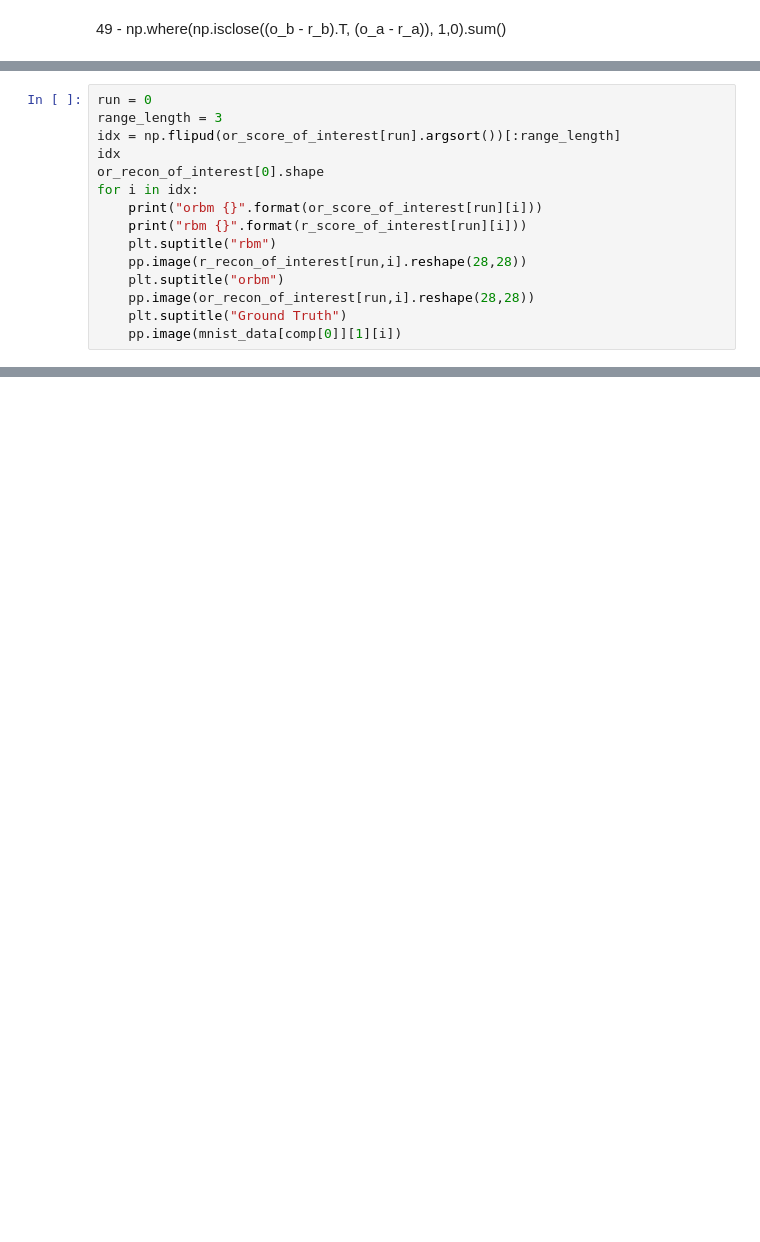
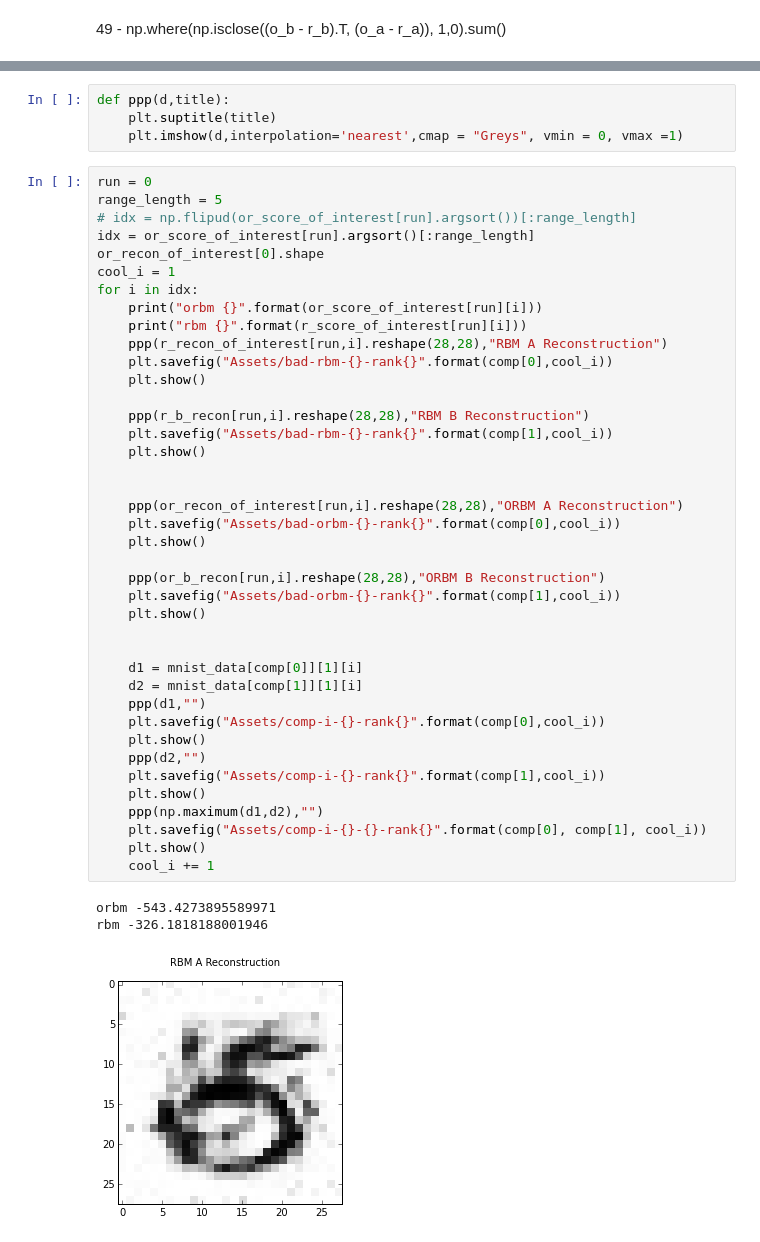
Before and after one commit to garibaldu/multicauseRBM, a Jupyter notebook: Max/MNIST-Evaluation.ipynb, the cells around one changed output, grey strips where cells are left out. Saved outputs shown, nothing was run; the diff lists cells and outputs as text; blank space fills up the shorter version.

```diff
--- a/Max/MNIST-Evaluation.ipynb
+++ b/Max/MNIST-Evaluation.ipynb
@@ -261,15 +263,0 @@ array([ 0.96617776,  0.88821719,  0.88663218,  0.87350146,  0.87044068,
-# %%
-run = 0
-range_length = 3
-idx = np.flipud(or_score_of_interest[run].argsort())[:range_length]
-idx
-or_recon_of_interest[0].shape
-for i in idx:
-    print("orbm {}".format(or_score_of_interest[run][i]))
-    print("rbm {}".format(r_score_of_interest[run][i]))
-    plt.suptitle("rbm")
-    pp.image(r_recon_of_interest[run,i].reshape(28,28))
-    plt.suptitle("orbm")
-    pp.image(or_recon_of_interest[run,i].reshape(28,28))
-    plt.suptitle("Ground Truth")
-    pp.image(mnist_data[comp[0]][1][i])
@@ -291,0 +264,48 @@ rbm 0.886632181010199
+# %%
+def ppp(d,title):
+    plt.suptitle(title)
+    plt.imshow(d,interpolation='nearest',cmap = "Greys", vmin = 0, vmax =1)
+# %%
+run = 0
+range_length = 5
+# idx = np.flipud(or_score_of_interest[run].argsort())[:range_length]
+idx = or_score_of_interest[run].argsort()[:range_length]
+or_recon_of_interest[0].shape
+cool_i = 1
+for i in idx:
+    print("orbm {}".format(or_score_of_interest[run][i]))
+    print("rbm {}".format(r_score_of_interest[run][i]))
+    ppp(r_recon_of_interest[run,i].reshape(28,28),"RBM A Reconstruction")
+    plt.savefig("Assets/bad-rbm-{}-rank{}".format(comp[0],cool_i))
+    plt.show()
+
+    ppp(r_b_recon[run,i].reshape(28,28),"RBM B Reconstruction")
+    plt.savefig("Assets/bad-rbm-{}-rank{}".format(comp[1],cool_i))
+    plt.show()
+
+
+    ppp(or_recon_of_interest[run,i].reshape(28,28),"ORBM A Reconstruction")
+    plt.savefig("Assets/bad-orbm-{}-rank{}".format(comp[0],cool_i))
+    plt.show()
+
+    ppp(or_b_recon[run,i].reshape(28,28),"ORBM B Reconstruction")
+    plt.savefig("Assets/bad-orbm-{}-rank{}".format(comp[1],cool_i))
+    plt.show()
+
+
+    d1 = mnist_data[comp[0]][1][i]
+    d2 = mnist_data[comp[1]][1][i]
+    ppp(d1,"")
+    plt.savefig("Assets/comp-i-{}-rank{}".format(comp[0],cool_i))
+    plt.show()
+    ppp(d2,"")
+    plt.savefig("Assets/comp-i-{}-rank{}".format(comp[1],cool_i))
+    plt.show()
+    ppp(np.maximum(d1,d2),"")
+    plt.savefig("Assets/comp-i-{}-{}-rank{}".format(comp[0], comp[1], cool_i))
+    plt.show()
+    cool_i += 1
+# %% [output]
+orbm -543.4273895589971
+rbm -326.1818188001946
+[figure, added]
```
Also changed, not shown: parts of 17 cells of this notebook, 19 other files.
